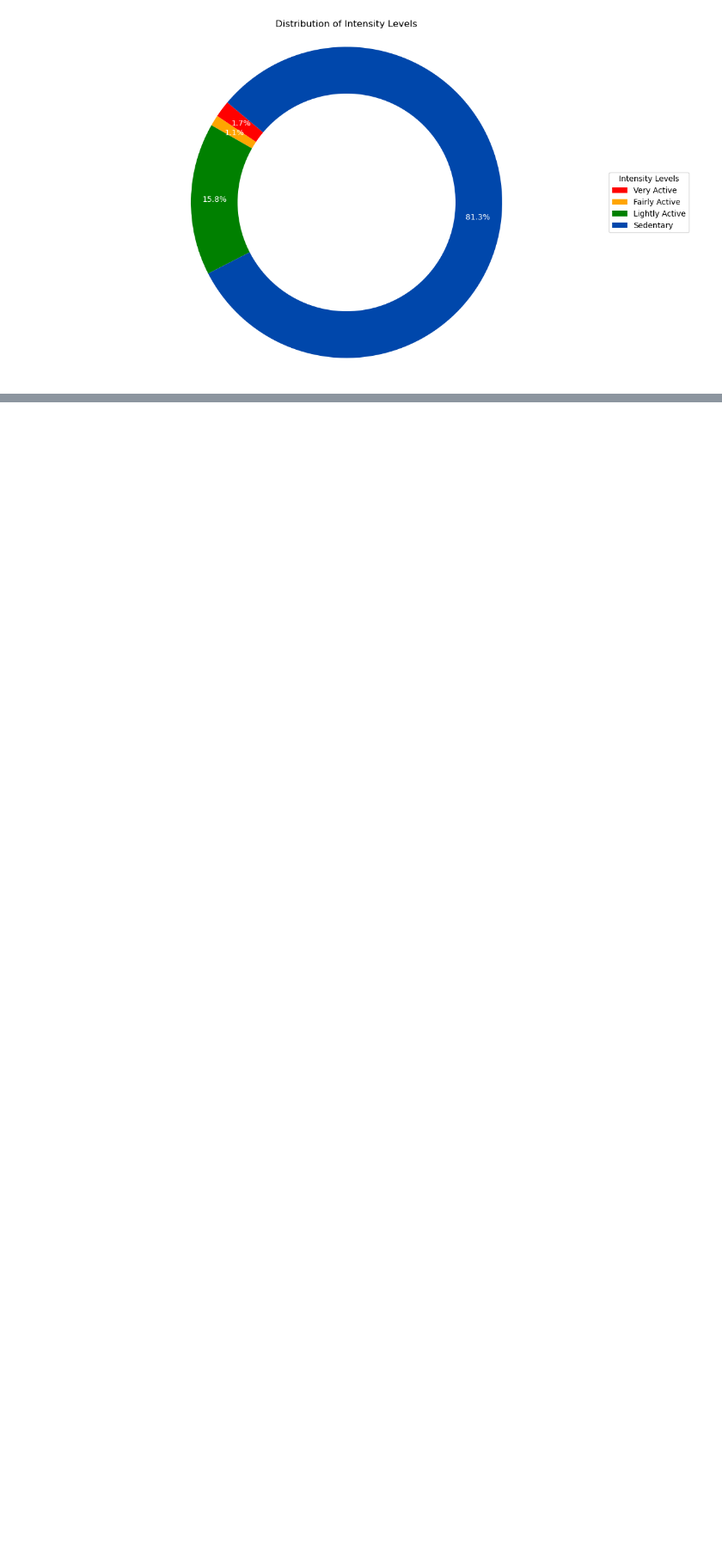
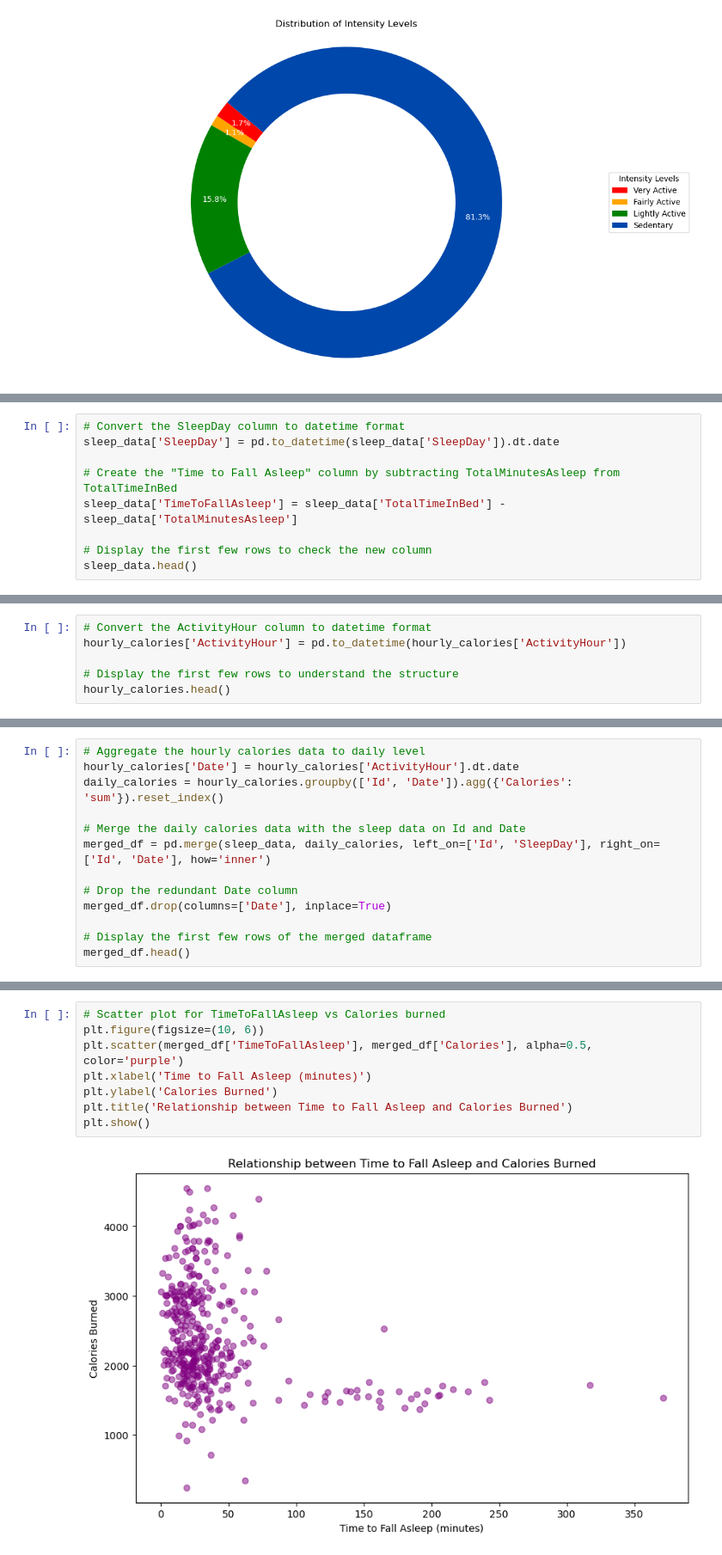
Before and after one commit to Enimien/project_1_healthcare, a Jupyter notebook: Yunnan/Untitled.ipynb, the cells around one changed output, grey strips where cells are left out. Shown at 86% size. Drawn from its saved outputs; the diff is of its cells as text; blank space fills up the shorter version.

```diff
--- a/Yunnan/Untitled.ipynb
+++ b/Yunnan/Untitled.ipynb
@@ -84,0 +107,9 @@ plt.show()
+# %%
+# Convert the SleepDay column to datetime format
+sleep_data['SleepDay'] = pd.to_datetime(sleep_data['SleepDay']).dt.date
+
+# Create the "Time to Fall Asleep" column by subtracting TotalMinutesAsleep from TotalTimeInBed
+sleep_data['TimeToFallAsleep'] = sleep_data['TotalTimeInBed'] - sleep_data['TotalMinutesAsleep']
+
+# Display the first few rows to check the new column
+sleep_data.head()
@@ -84,0 +123,6 @@ plt.show()
+# %%
+# Convert the ActivityHour column to datetime format
+hourly_calories['ActivityHour'] = pd.to_datetime(hourly_calories['ActivityHour'])
+
+# Display the first few rows to understand the structure
+hourly_calories.head()
@@ -84,0 +136,13 @@ plt.show()
+# %%
+# Aggregate the hourly calories data to daily level
+hourly_calories['Date'] = hourly_calories['ActivityHour'].dt.date
+daily_calories = hourly_calories.groupby(['Id', 'Date']).agg({'Calories': 'sum'}).reset_index()
+
+# Merge the daily calories data with the sleep data on Id and Date
+merged_df = pd.merge(sleep_data, daily_calories, left_on=['Id', 'SleepDay'], right_on=['Id', 'Date'], how='inner')
+
+# Drop the redundant Date column
+merged_df.drop(columns=['Date'], inplace=True)
+
+# Display the first few rows of the merged dataframe
+merged_df.head()
@@ -84,0 +164,10 @@ plt.show()
+# %%
+# Scatter plot for TimeToFallAsleep vs Calories burned
+plt.figure(figsize=(10, 6))
+plt.scatter(merged_df['TimeToFallAsleep'], merged_df['Calories'], alpha=0.5, color='purple')
+plt.xlabel('Time to Fall Asleep (minutes)')
+plt.ylabel('Calories Burned')
+plt.title('Relationship between Time to Fall Asleep and Calories Burned')
+plt.show()
+# %% [output]
+[figure, added]
```
Also changed, not shown: parts of 7 cells of this notebook.
